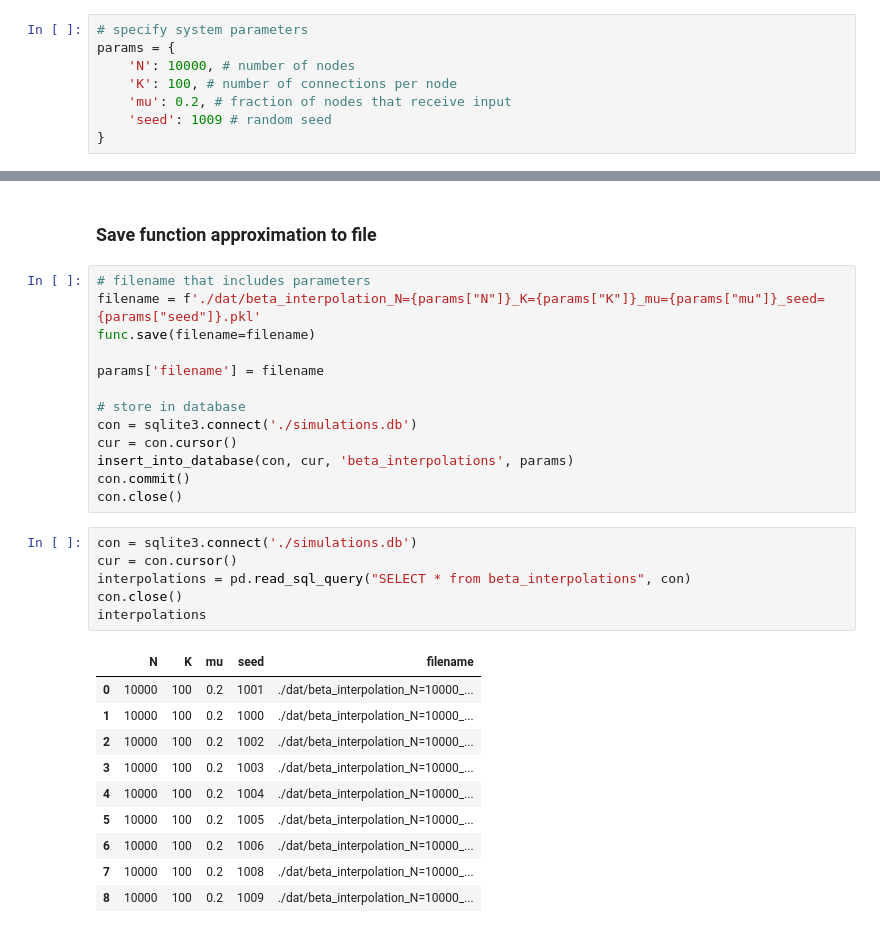
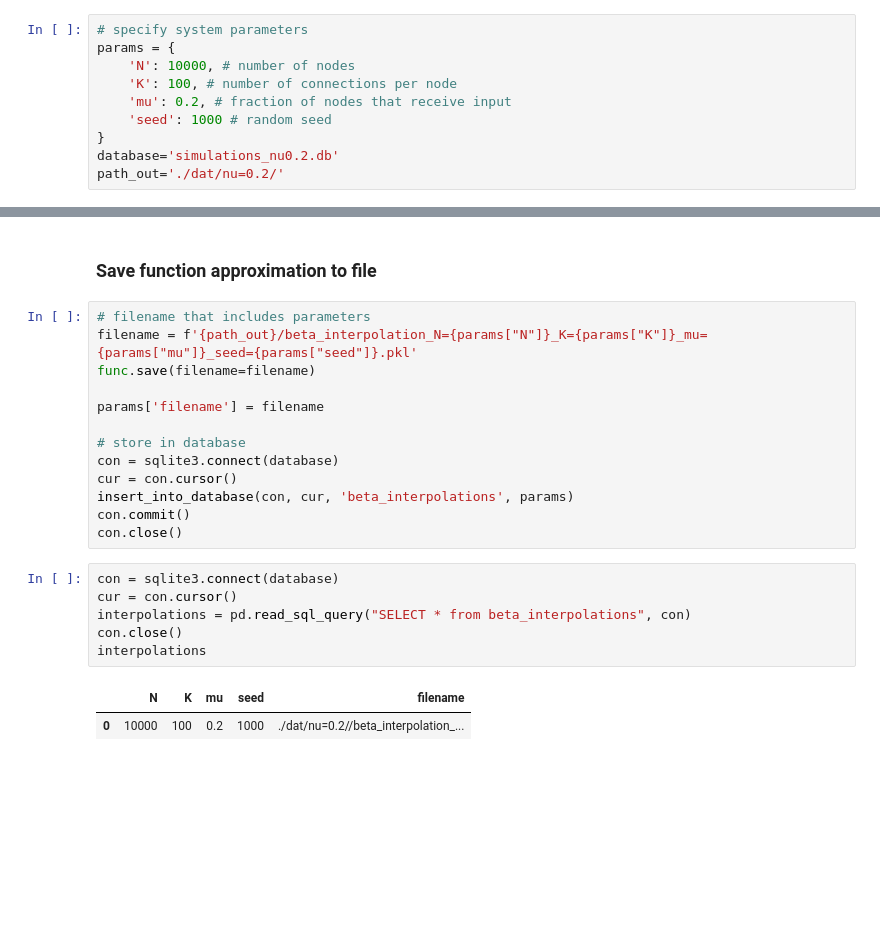
Before and after one commit to sahelazizpour/Finite-Observation-Dynamic-Range, a Jupyter notebook: 3_train_neural_network.ipynb, the cells around one changed output, grey strips where cells are left out. Saved outputs shown, nothing was run; the diff lists cells and outputs as text; blank space fills up the shorter version.

```diff
--- a/3_train_neural_network.ipynb
+++ b/3_train_neural_network.ipynb
@@ -44,6 +45,8 @@ params = {
     'N': 10000, # number of nodes
     'K': 100, # number of connections per node
     'mu': 0.2, # fraction of nodes that receive input
-    'seed': 1009 # random seed
+    'seed': 1000 # random seed
 }
+database='simulations_nu0.2.db'
+path_out='./dat/nu=0.2/'
 # %%
@@ -289,34 +293,26 @@ plt.tight_layout()
 ### Save function approximation to file
 # %%
 # filename that includes parameters
-filename = f'./dat/beta_interpolation_N={params["N"]}_K={params["K"]}_mu={params["mu"]}_seed={params["seed"]}.pkl'
+filename = f'{path_out}/beta_interpolation_N={params["N"]}_K={params["K"]}_mu={params["mu"]}_seed={params["seed"]}.pkl'
 func.save(filename=filename)
 
 params['filename'] = filename
 
 # store in database
-con = sqlite3.connect('./simulations.db')
+con = sqlite3.connect(database)
 cur = con.cursor()
 insert_into_database(con, cur, 'beta_interpolations', params)
 con.commit()
 con.close()
 # %%
-con = sqlite3.connect('./simulations.db')
+con = sqlite3.connect(database)
 cur = con.cursor()
 interpolations = pd.read_sql_query("SELECT * from beta_interpolations", con)
 con.close()
 interpolations
 # %% [output]
 |  | N | K | mu | seed | filename |
-| 0 | 10000 | 100 | 0.2 | 1001 | ./dat/beta_interpolation_N=10000_... |
-| 1 | 10000 | 100 | 0.2 | 1000 | ./dat/beta_interpolation_N=10000_... |
-| 2 | 10000 | 100 | 0.2 | 1002 | ./dat/beta_interpolation_N=10000_... |
-| 3 | 10000 | 100 | 0.2 | 1003 | ./dat/beta_interpolation_N=10000_... |
-| 4 | 10000 | 100 | 0.2 | 1004 | ./dat/beta_interpolation_N=10000_... |
-| 5 | 10000 | 100 | 0.2 | 1005 | ./dat/beta_interpolation_N=10000_... |
-| 6 | 10000 | 100 | 0.2 | 1006 | ./dat/beta_interpolation_N=10000_... |
-| 7 | 10000 | 100 | 0.2 | 1008 | ./dat/beta_interpolation_N=10000_... |
-| 8 | 10000 | 100 | 0.2 | 1009 | ./dat/beta_interpolation_N=10000_... |
+| 0 | 10000 | 100 | 0.2 | 1000 | ./dat/nu=0.2//beta_interpolation_... |
 # %%
 #test
 print(func(0.9,1,1e-3))
```
Also changed, not shown: parts of 9 cells of this notebook, 6 other files.
